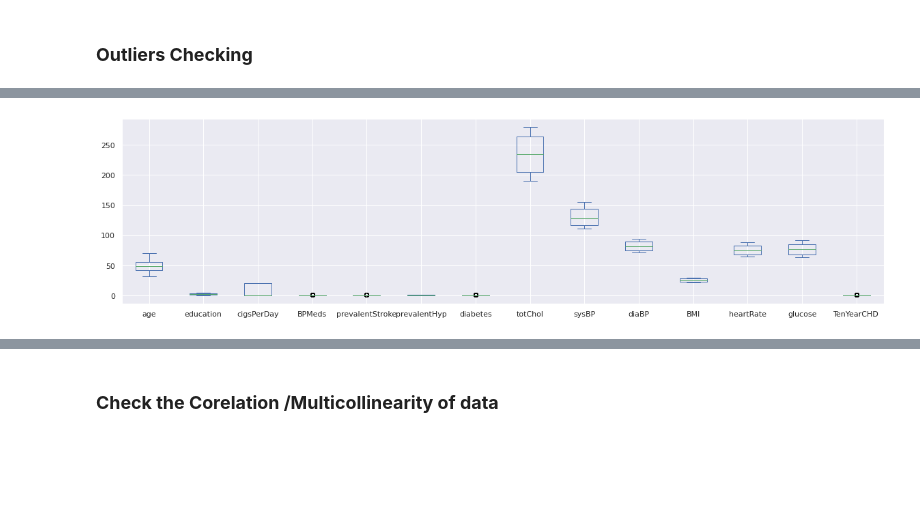
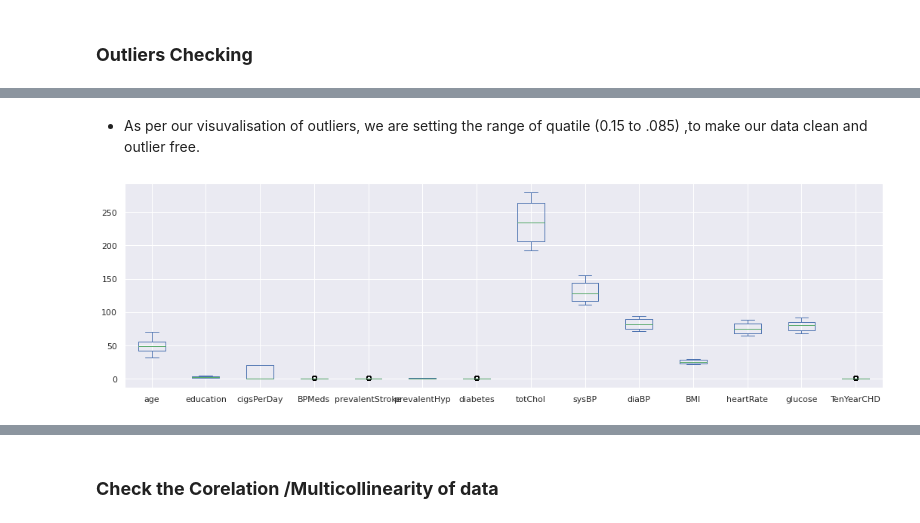
Before and after one commit to toupasana/Supervised-ML---Classification-, a Jupyter notebook: Copy_of_Cardiovascular_Risk_Prediction.ipynb, the cells around one changed output, grey strips where cells are left out. Cells and saved outputs as stored; diff of their text form; code cells hidden in the pictures; blank space fills up the shorter version.

```diff
--- a/Copy_of_Cardiovascular_Risk_Prediction.ipynb
+++ b/Copy_of_Cardiovascular_Risk_Prediction.ipynb
@@ -173,3 +179,13 @@ plt.show()
 [figure]
 # %% [markdown]
 * Mmmmm...magnificent! This reveals columns "glucose" , "education","BPMeds" , 'totChol', "cigsPerDay", and "BMI". only need a quick replacement with the ever loving number '0' used when filling up the null values in data analysis. But before that let's get rid of the unwanted!
+# %%
+#Using Statistical mean for glucose,totChol,BMI,heartRate column of the data,and education,BPMeds, cigsPerDay filling with 0 or 1
+crp_df = crp_df.fillna({'glucose':(crp_df['glucose'].mean()),
+                'education':1,
+                'BPMeds':0,
+                'totChol':(crp_df['totChol'].mean()),
+                'cigsPerDay':0,
+                "BMI":(crp_df['BMI'].mean()),
+                'heartRate':(crp_df['heartRate'].mean())
+                })
@@ -319,7 +315,7 @@ Name: age, dtype: int64
 # %%
-#Counting all the encoded values where dependent variable is the parameter
-sns.set(rc={'figure.figsize':(5,5)})
+#Counting all the encoded values where other_variables variable is the parameter
+sns.set(rc={'figure.figsize':(3,3)})
 for col in other_variables:
-  sns.countplot(x=crp_df_copy[col],hue=crp_df['TenYearCHD'],data=crp_df_copy)
+  sns.countplot(x=crp_df[col],hue=crp_df['TenYearCHD'],data=crp_df)
   plt.show()
 # %% [output]
@@ -425,10 +423,12 @@ for col in outlier_col:
+# %% [markdown]
+* As per our visuvalisation of outliers, we are setting the range of quatile (0.15 to .085) ,to make our data clean and outlier free.
 # %%
 #Handling Outliers
-crp_df_copy[outlier_col]=crp_df_copy[outlier_col].clip(lower=crp_df_copy[outlier_col].quantile(0.15),upper=crp_df_copy[outlier_col].quantile(0.85),axis=1)
+crp_df[outlier_col]=crp_df[outlier_col].clip(lower=crp_df[outlier_col].quantile(0.15),upper=crp_df[outlier_col].quantile(0.85),axis=1)
 # %%
-#Box plot after handling outliers
-crp_df_copy.plot(kind='box',figsize=(20,5))
+#Box plot after handling outliers , we can visuvalise our outlier free data..
+crp_df.plot(kind='box',figsize=(18,5))
 plt.show()
 # %% [output]
-[figure, old version]
+[figure, new version]
 # %%
```
Also changed, not shown: parts of 86 cells of this notebook.
